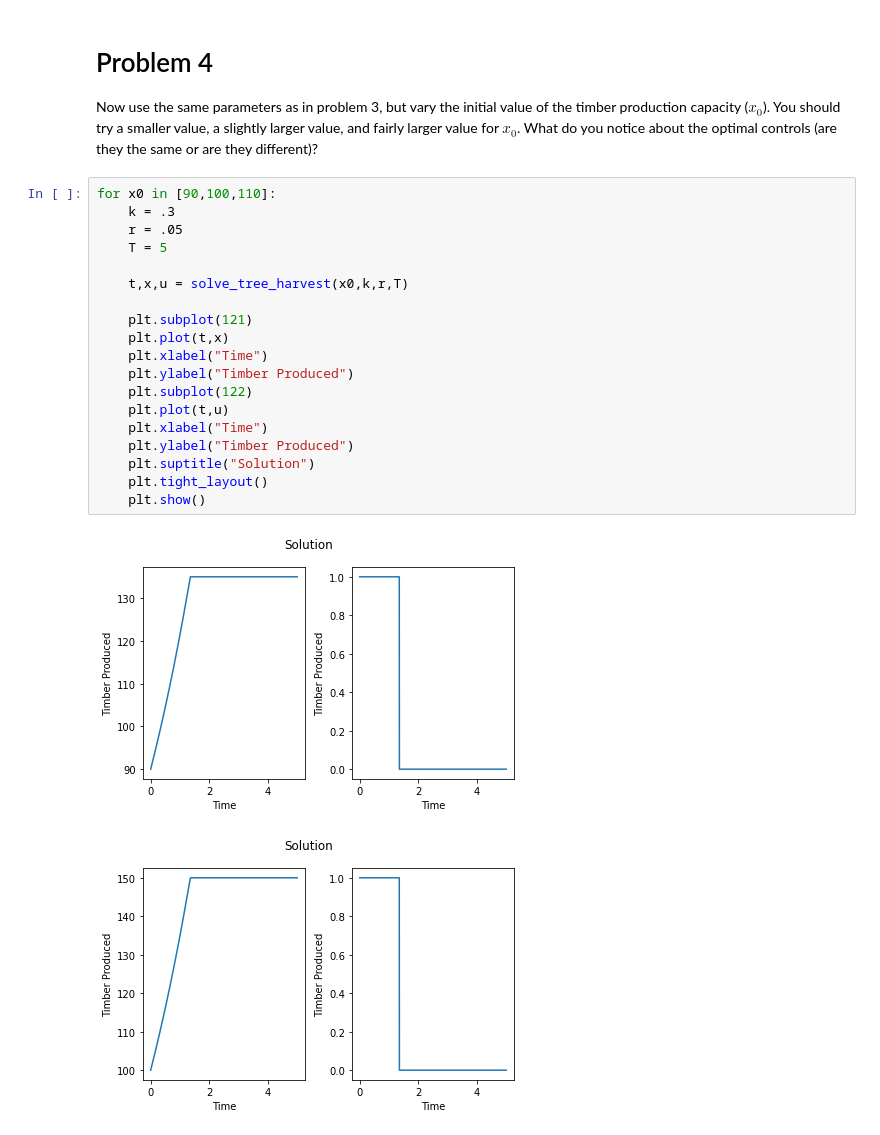
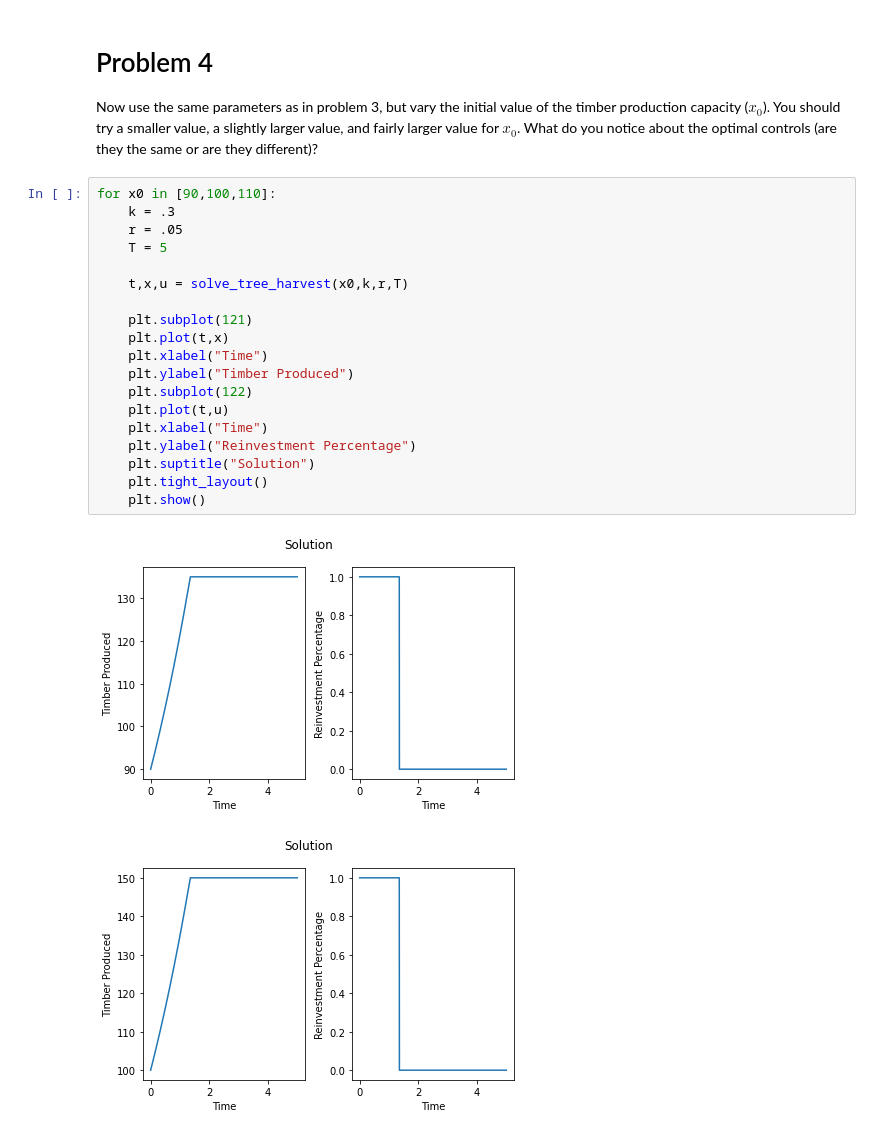
Before and after one commit to bryant0918/Model-Dynamics-and-Control, a Jupyter notebook: TimberHarvest/timber_harvest.ipynb, the cells around one changed output. Drawn from its saved outputs; the diff is of its cells as text.

```diff
--- a/TimberHarvest/timber_harvest.ipynb
+++ b/TimberHarvest/timber_harvest.ipynb
@@ -137,22 +138,22 @@ Now use the same parameters as in problem 3, but vary the initial value of the t
 # %%
 for x0 in [90,100,110]:
     k = .3
     r = .05
     T = 5
 
     t,x,u = solve_tree_harvest(x0,k,r,T)
 
     plt.subplot(121)
     plt.plot(t,x)
     plt.xlabel("Time")
     plt.ylabel("Timber Produced")
     plt.subplot(122)
     plt.plot(t,u)
     plt.xlabel("Time")
-    plt.ylabel("Timber Produced")
+    plt.ylabel("Reinvestment Percentage")
     plt.suptitle("Solution")
     plt.tight_layout()
     plt.show()
 # %% [output]
-[figure, old version]
+[figure, new version]
-[figure, old version]
+[figure, new version]
```
Also changed, not shown: parts of 3 cells of this notebook.
